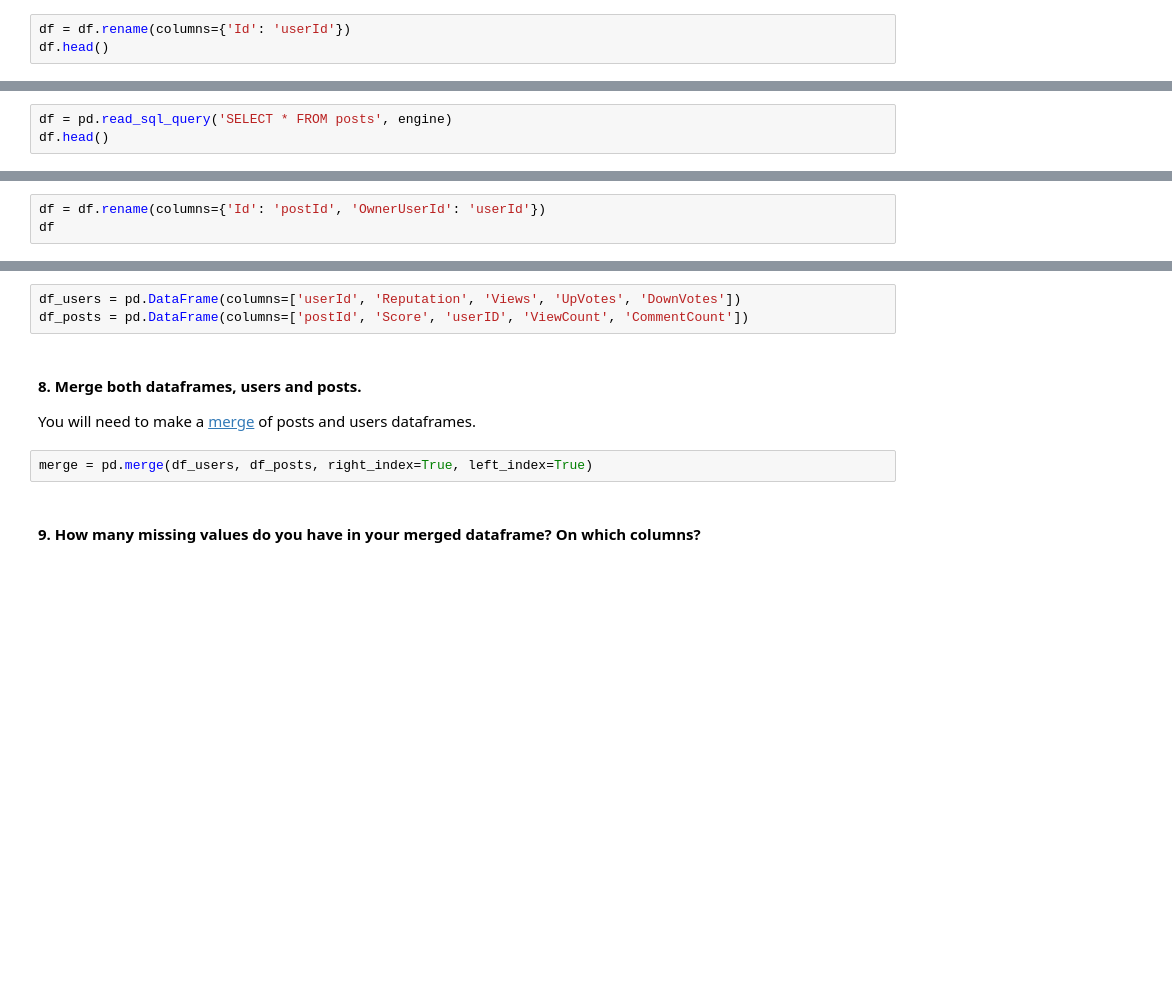
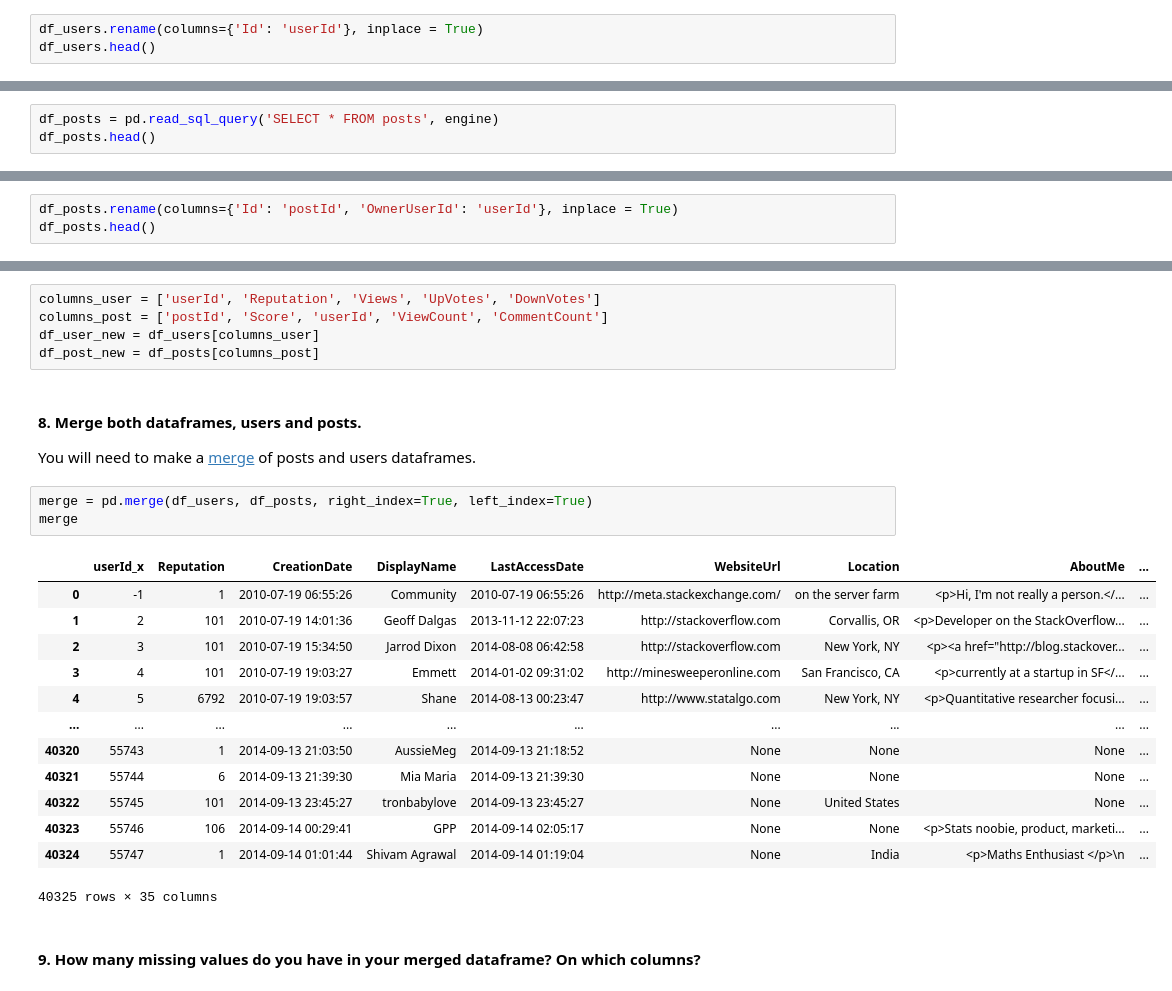
Before and after one commit to borjauria/dataptmad1019, a Jupyter notebook: module-1/lab-data_cleaning/your-code/main.ipynb, the cells around one changed output, grey strips where cells are left out. Drawn from its saved outputs; the diff is of its cells as text; blank space fills up the shorter version.

```diff
--- a/module-1/lab-data_cleaning/your-code/main.ipynb
+++ b/module-1/lab-data_cleaning/your-code/main.ipynb
@@ -26,8 +26,8 @@ df.head()
 # %% [markdown]
 #### 5. Rename Id column to userId
 # %%
-df = df.rename(columns={'Id': 'userId'})
-df.head()
+df_users.rename(columns={'Id': 'userId'}, inplace = True)
+df_users.head()
 # %% [output]
 |  | userId | Reputation | CreationDate | DisplayName | LastAccessDate | WebsiteUrl | Location | AboutMe | ... |
 | 0 | -1 | 1 | 2010-07-19 06:55:26 | Community | 2010-07-19 06:55:26 | http://meta.stackexchange.com/ | on the server farm | <p>Hi, I'm not really a person.</... | ... |
@@ -38,5 +38,5 @@ df.head()
 # %% [markdown]
 #### 6. Import the posts table.
 # %%
-df = pd.read_sql_query('SELECT * FROM posts', engine)
-df.head()
+df_posts = pd.read_sql_query('SELECT * FROM posts', engine)
+df_posts.head()
@@ -43,5 +51,5 @@ df.head()
 # %% [markdown]
 #### 7. Rename Id column to postId and OwnerUserId to userId
 # %%
-df = df.rename(columns={'Id': 'postId', 'OwnerUserId': 'userId'})
-df
+df_posts.rename(columns={'Id': 'postId', 'OwnerUserId': 'userId'}, inplace = True)
+df_posts.head()
@@ -50,13 +66,30 @@ df
     **users columns**: userId, Reputation,Views,UpVotes,DownVotes
     **posts columns**: postId, Score,userID,ViewCount,CommentCount
 # %%
-df_users = pd.DataFrame(columns=['userId', 'Reputation', 'Views', 'UpVotes', 'DownVotes'])
-df_posts = pd.DataFrame(columns=['postId', 'Score', 'userID', 'ViewCount', 'CommentCount'])
+columns_user = ['userId', 'Reputation', 'Views', 'UpVotes', 'DownVotes']
+columns_post = ['postId', 'Score', 'userId', 'ViewCount', 'CommentCount']
+df_user_new = df_users[columns_user]
+df_post_new = df_posts[columns_post]
 # %% [markdown]
 #### 8. Merge both dataframes, users and posts.
 You will need to make a [merge](https://pandas.pydata.org/pandas-docs/stable/generated/pandas.DataFrame.merge.html) of posts and users dataframes.
 # %%
 merge = pd.merge(df_users, df_posts, right_index=True, left_index=True)
+merge
+# %% [output]
+|  | userId_x | Reputation | CreationDate | DisplayName | LastAccessDate | WebsiteUrl | Location | AboutMe | ... |
+| 0 | -1 | 1 | 2010-07-19 06:55:26 | Community | 2010-07-19 06:55:26 | http://meta.stackexchange.com/ | on the server farm | <p>Hi, I'm not really a person.</... | ... |
+| 1 | 2 | 101 | 2010-07-19 14:01:36 | Geoff Dalgas | 2013-11-12 22:07:23 | http://stackoverflow.com | Corvallis, OR | <p>Developer on the StackOverflow... | ... |
+| 2 | 3 | 101 | 2010-07-19 15:34:50 | Jarrod Dixon | 2014-08-08 06:42:58 | http://stackoverflow.com | New York, NY | <p><a href="http://blog.stackover... | ... |
+| 3 | 4 | 101 | 2010-07-19 19:03:27 | Emmett | 2014-01-02 09:31:02 | http://minesweeperonline.com | San Francisco, CA | <p>currently at a startup in SF</... | ... |
+| 4 | 5 | 6792 | 2010-07-19 19:03:57 | Shane | 2014-08-13 00:23:47 | http://www.statalgo.com | New York, NY | <p>Quantitative researcher focusi... | ... |
+| ... | ... | ... | ... | ... | ... | ... | ... | ... | ... |
+| 40320 | 55743 | 1 | 2014-09-13 21:03:50 | AussieMeg | 2014-09-13 21:18:52 | None | None | None | ... |
+| 40321 | 55744 | 6 | 2014-09-13 21:39:30 | Mia Maria | 2014-09-13 21:39:30 | None | None | None | ... |
+| 40322 | 55745 | 101 | 2014-09-13 23:45:27 | tronbabylove | 2014-09-13 23:45:27 | None | United States | None | ... |
+| 40323 | 55746 | 106 | 2014-09-14 00:29:41 | GPP | 2014-09-14 02:05:17 | None | None | <p>Stats noobie, product, marketi... | ... |
+| 40324 | 55747 | 1 | 2014-09-14 01:01:44 | Shivam Agrawal | 2014-09-14 01:19:04 | None | India | <p>Maths Enthusiast </p>\n | ... |
+40325 rows × 35 columns
 # %% [markdown]
 #### 9. How many missing values do you have in your merged dataframe? On which columns?
 # %%
```
Also changed, not shown: parts of 5 cells of this notebook.
